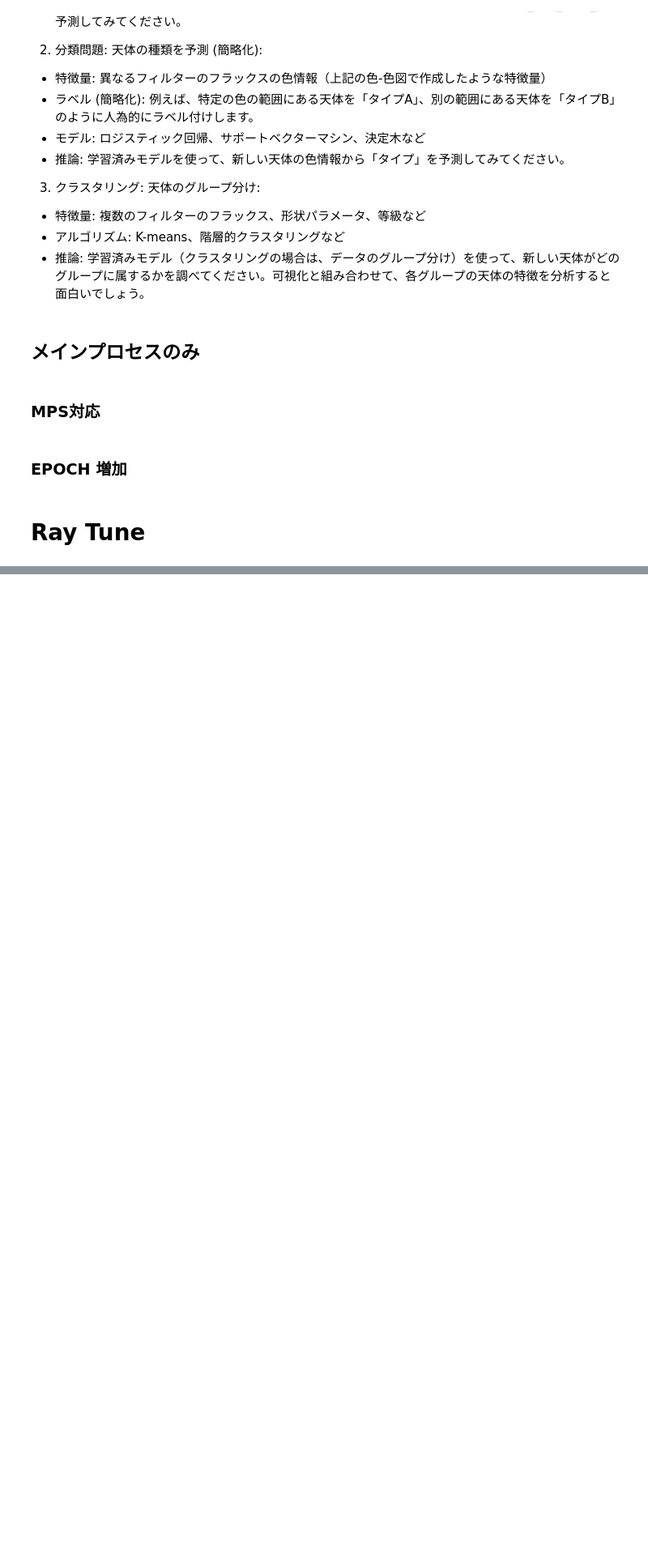
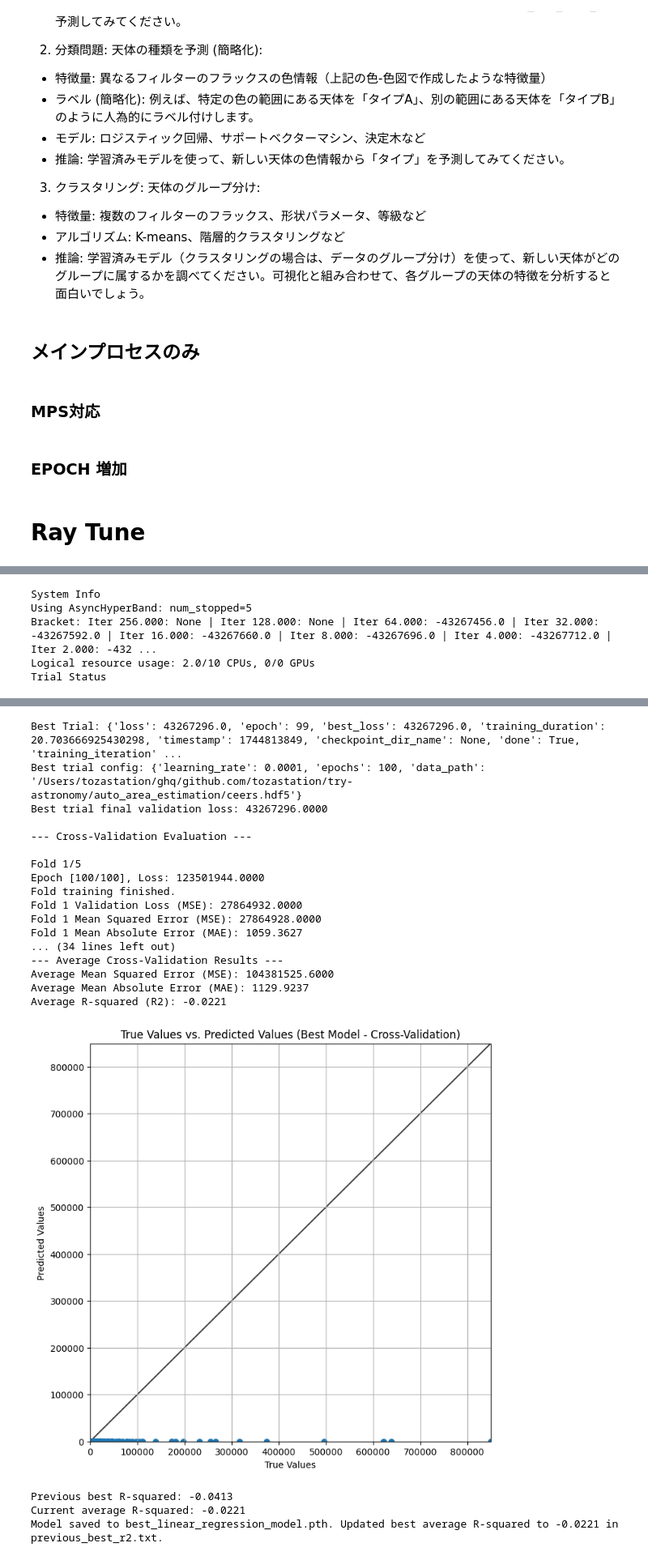
Before and after one commit to tozastation/try-astronomy, a Jupyter notebook: auto_area_estimation/ceers_training.ipynb, the cells around one changed output, grey strips where cells are left out. Shown: that part at 81% size. Drawn from its saved outputs; the diff is of its cells as text; code cells hidden in the pictures; blank space fills up the shorter version.

Commit message:
Update best linear regression model and improve feature selection in model serving

```diff
--- a/auto_area_estimation/ceers_training.ipynb
+++ b/auto_area_estimation/ceers_training.ipynb
@@ -989,7 +989,6 @@ def train_tune(config):
     df = df.dropna()
     # config に基づいて使用する特徴量のリストを作成
     selected_features = features.copy()  # features をコピーして使用
-    selected_features.append('mag_auto')
 
     X = df[selected_features].values
     y = df[target].values
@@ -1102,7 +1101,6 @@ def evaluate_best_model(best_config, data_path, n_splits=5): # n_splits は分
 
     # ベストな設定に基づいて使用する特徴量のリストを作成
     selected_features = features.copy()  # features をコピーして使用
-    selected_features.append('mag_auto')
 
     X = df[selected_features].values
     y = df[target].values
@@ -1230,0 +1232,5 @@ Error:
+System Info
+Using AsyncHyperBand: num_stopped=5
+Bracket: Iter 256.000: None | Iter 128.000: None | Iter 64.000: -43267456.0 | Iter 32.000: -43267592.0 | Iter 16.000: -43267660.0 | Iter 8.000: -43267696.0 | Iter 4.000: -43267712.0 | Iter 2.000: -432 ...
+Logical resource usage: 2.0/10 CPUs, 0/0 GPUs
+Trial Status
@@ -1230,0 +1246,21 @@ Error:
+Best Trial: {'loss': 43267296.0, 'epoch': 99, 'best_loss': 43267296.0, 'training_duration': 20.703666925430298, 'timestamp': 1744813849, 'checkpoint_dir_name': None, 'done': True, 'training_iteration' ...
+Best trial config: {'learning_rate': 0.0001, 'epochs': 100, 'data_path': '/Users/tozastation/ghq/github.com/tozastation/try-astronomy/auto_area_estimation/ceers.hdf5'}
+Best trial final validation loss: 43267296.0000
+
+--- Cross-Validation Evaluation ---
+
+Fold 1/5
+Epoch [100/100], Loss: 123501944.0000
+Fold training finished.
+Fold 1 Validation Loss (MSE): 27864932.0000
+Fold 1 Mean Squared Error (MSE): 27864928.0000
+Fold 1 Mean Absolute Error (MAE): 1059.3627
+... (34 lines left out)
+--- Average Cross-Validation Results ---
+Average Mean Squared Error (MSE): 104381525.6000
+Average Mean Absolute Error (MAE): 1129.9237
+Average R-squared (R2): -0.0221
+[figure, added]
+Previous best R-squared: -0.0413
+Current average R-squared: -0.0221
+Model saved to best_linear_regression_model.pth. Updated best average R-squared to -0.0221 in previous_best_r2.txt.
```
Also changed, not shown: parts of 1 cell of this notebook, 4 other files.
